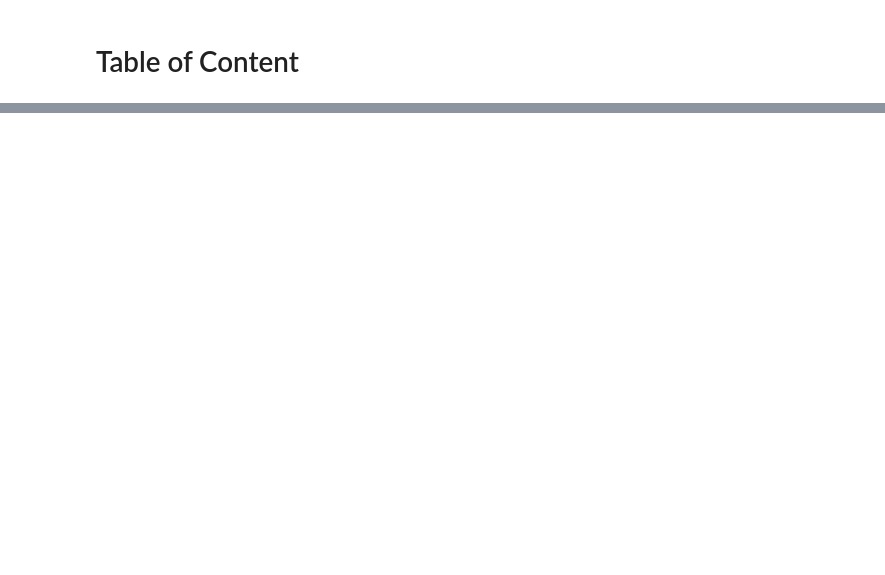
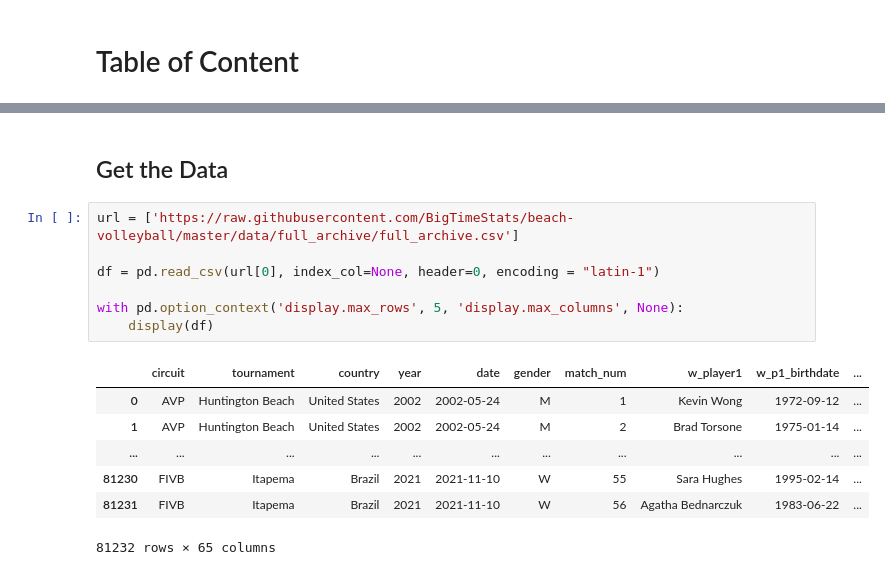
Before and after one commit to schap101/beachvolley_analysis, a Jupyter notebook: Beach_Volley_Dossier.ipynb, the cells around one changed output, grey strips where cells are left out. Cells and saved outputs as stored; diff of their text form; blank space fills up the shorter version.

```diff
--- a/Beach_Volley_Dossier.ipynb
+++ b/Beach_Volley_Dossier.ipynb
@@ -28,0 +92,17 @@ It is a sport mostly a with associated with summer, beach, good vibes and vacati
+# %% [markdown]
+## Get the Data ##
+# %%
+url = ['https://raw.githubusercontent.com/BigTimeStats/beach-volleyball/master/data/full_archive/full_archive.csv']
+
+df = pd.read_csv(url[0], index_col=None, header=0, encoding = "latin-1")
+
+with pd.option_context('display.max_rows', 5, 'display.max_columns', None):
+    display(df)
+# %% [output]
+|  | circuit | tournament | country | year | date | gender | match_num | w_player1 | w_p1_birthdate | ... |
+| 0 | AVP | Huntington Beach | United States | 2002 | 2002-05-24 | M | 1 | Kevin Wong | 1972-09-12 | ... |
+| 1 | AVP | Huntington Beach | United States | 2002 | 2002-05-24 | M | 2 | Brad Torsone | 1975-01-14 | ... |
+| ... | ... | ... | ... | ... | ... | ... | ... | ... | ... | ... |
+| 81230 | FIVB | Itapema | Brazil | 2021 | 2021-11-10 | W | 55 | Sara Hughes | 1995-02-14 | ... |
+| 81231 | FIVB | Itapema | Brazil | 2021 | 2021-11-10 | W | 56 | Agatha Bednarczuk | 1983-06-22 | ... |
+81232 rows × 65 columns
```
Also changed, not shown: parts of 42 cells of this notebook.
